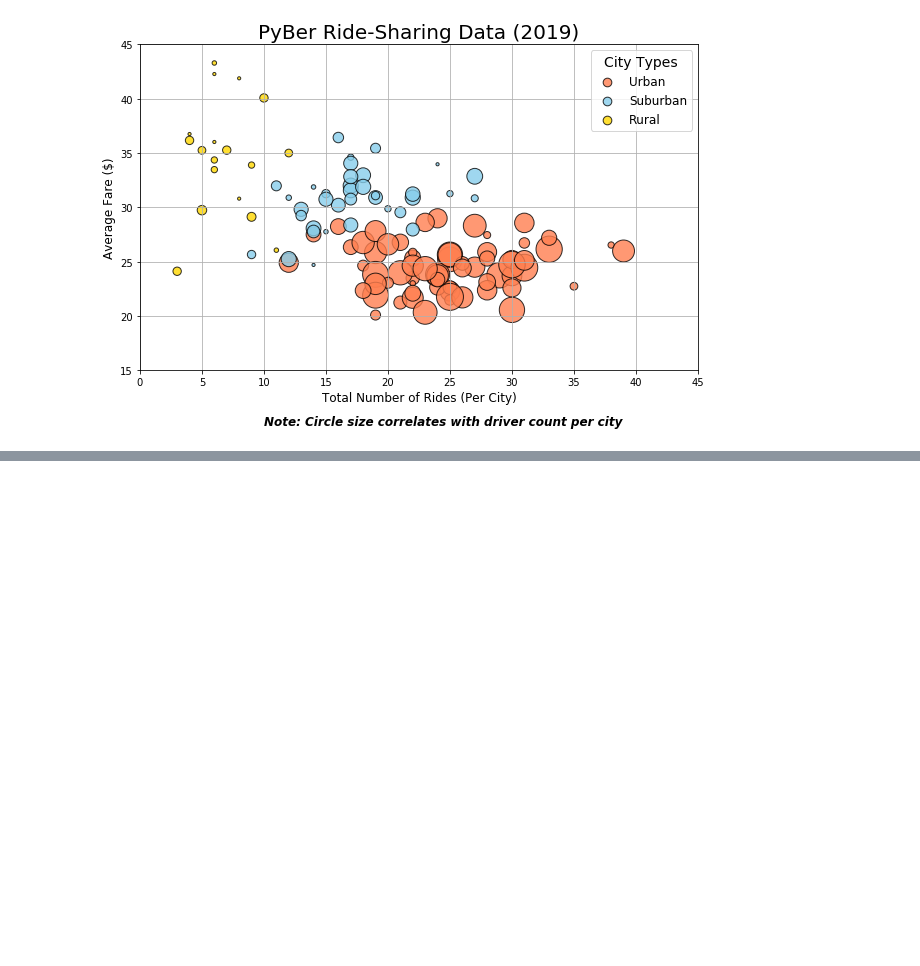
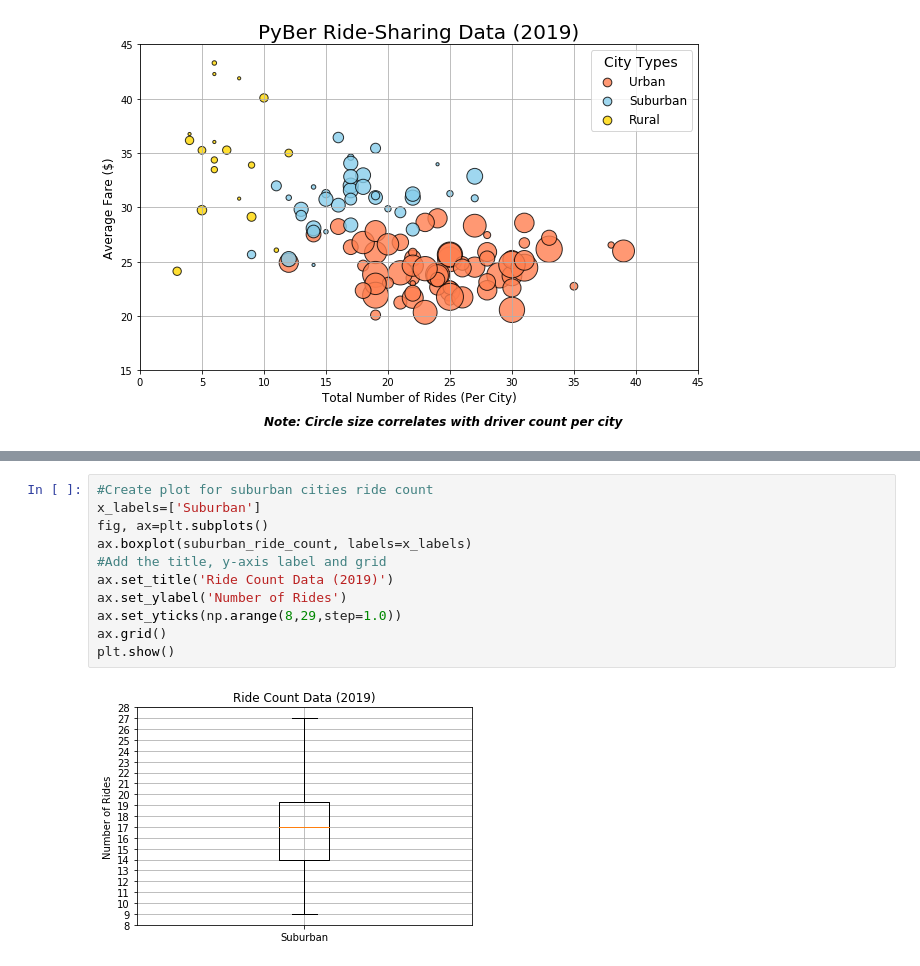
Before and after one commit to IZT-GM/PyBer_Analysis, a Jupyter notebook: PyBer.ipynb, the cells around one changed output, grey strips where cells are left out. Saved outputs shown, nothing was run; the diff lists cells and outputs as text; blank space fills up the shorter version.

```diff
--- a/PyBer.ipynb
+++ b/PyBer.ipynb
@@ -290,0 +562,13 @@ plt.show()
+# %%
+#Create plot for suburban cities ride count
+x_labels=['Suburban']
+fig, ax=plt.subplots()
+ax.boxplot(suburban_ride_count, labels=x_labels)
+#Add the title, y-axis label and grid
+ax.set_title('Ride Count Data (2019)')
+ax.set_ylabel('Number of Rides')
+ax.set_yticks(np.arange(8,29,step=1.0))
+ax.grid()
+plt.show()
+# %% [output]
+[figure, added]
```
Also changed, not shown: parts of 38 cells of this notebook, 3 other files.
